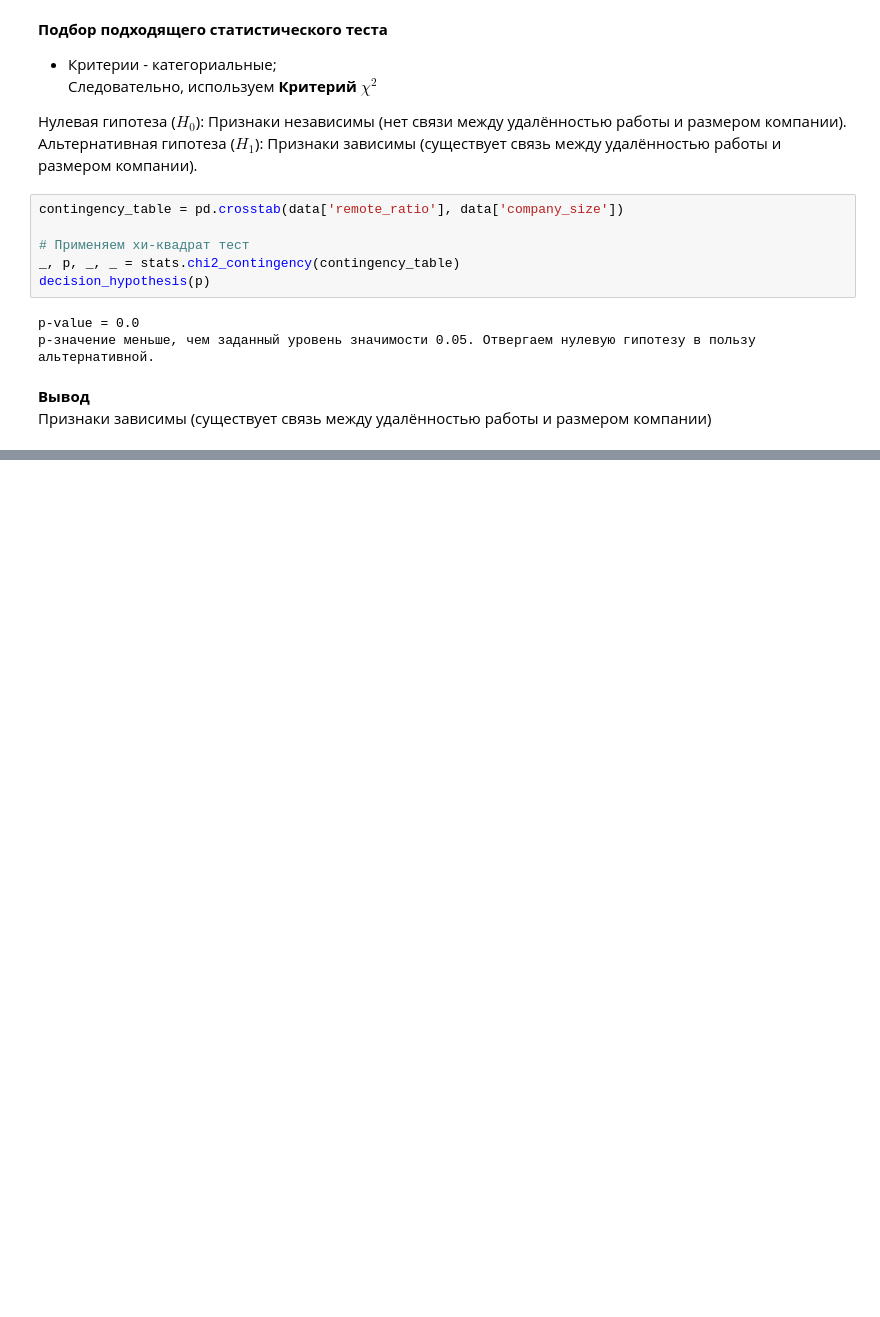
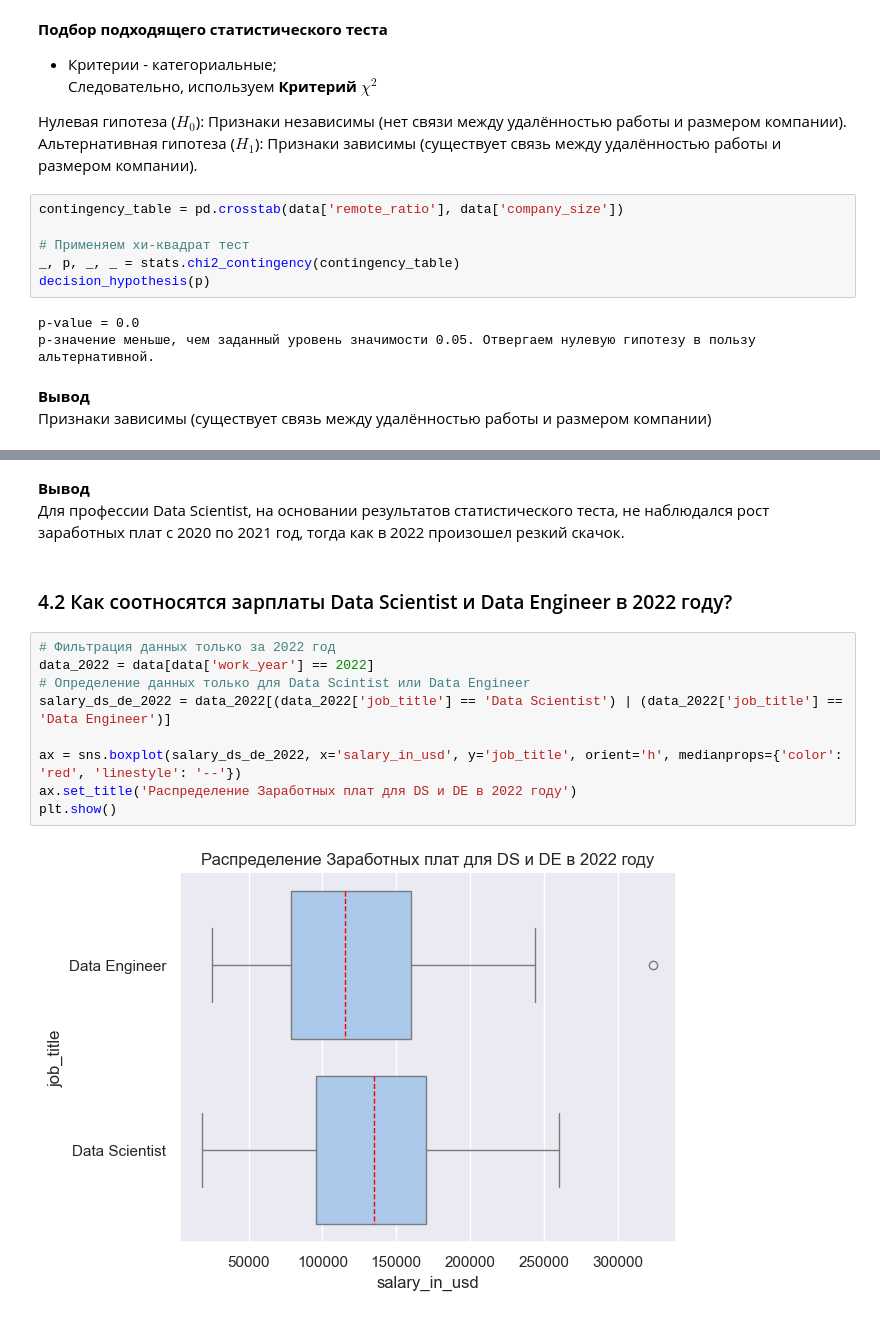
Before and after one commit to marioitti1/HR_EDA_Statistic, a Jupyter notebook: Statisctic_tests.ipynb, the cells around one changed output, grey strips where cells are left out. Drawn from its saved outputs; the diff is of its cells as text; blank space fills up the shorter version.

```diff
--- a/Statisctic_tests.ipynb
+++ b/Statisctic_tests.ipynb
@@ -570,0 +625,16 @@ p-значение меньше, чем заданный уровень знач
+# %% [markdown]
+**Вывод**
+Для профессии Data Scientist, на основании результатов статистического теста, не наблюдался рост заработных плат с 2020 по 2021 год, тогда как в 2022 произошел резкий скачок.
+# %% [markdown]
+### 4.2 Как соотносятся зарплаты Data Scientist и Data Engineer в 2022 году?
+# %%
+# Фильтрация данных только за 2022 год
+data_2022 = data[data['work_year'] == 2022]
+# Определение данных только для Data Scintist или Data Engineer
+salary_ds_de_2022 = data_2022[(data_2022['job_title'] == 'Data Scientist') | (data_2022['job_title'] == 'Data Engineer')]
+
+ax = sns.boxplot(salary_ds_de_2022, x='salary_in_usd', y='job_title', orient='h', medianprops={'color': 'red', 'linestyle': '--'})
+ax.set_title('Распределение Заработных плат для DS и DE в 2022 году')
+plt.show()
+# %% [output]
+[figure, added]
```
Also changed, not shown: parts of 28 cells of this notebook.
